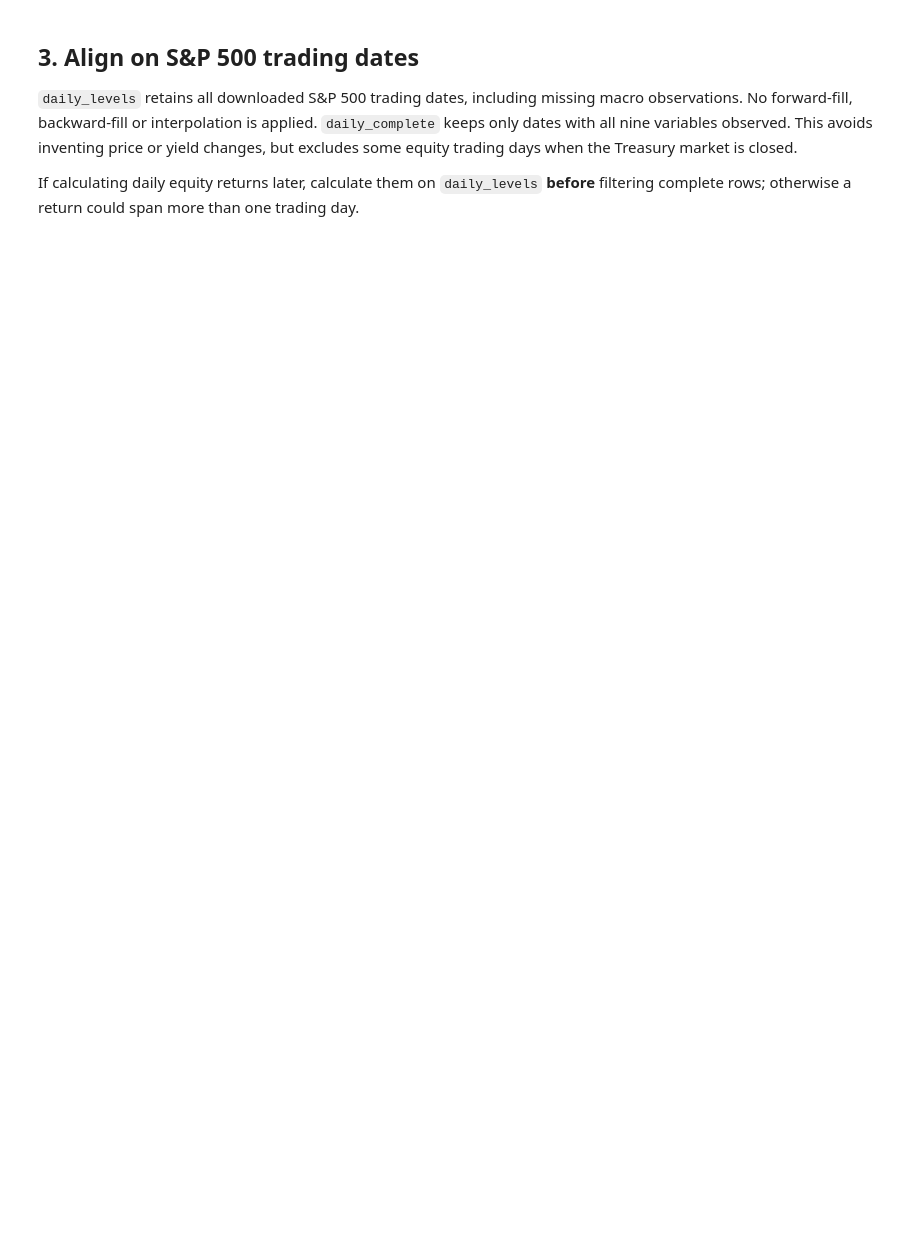
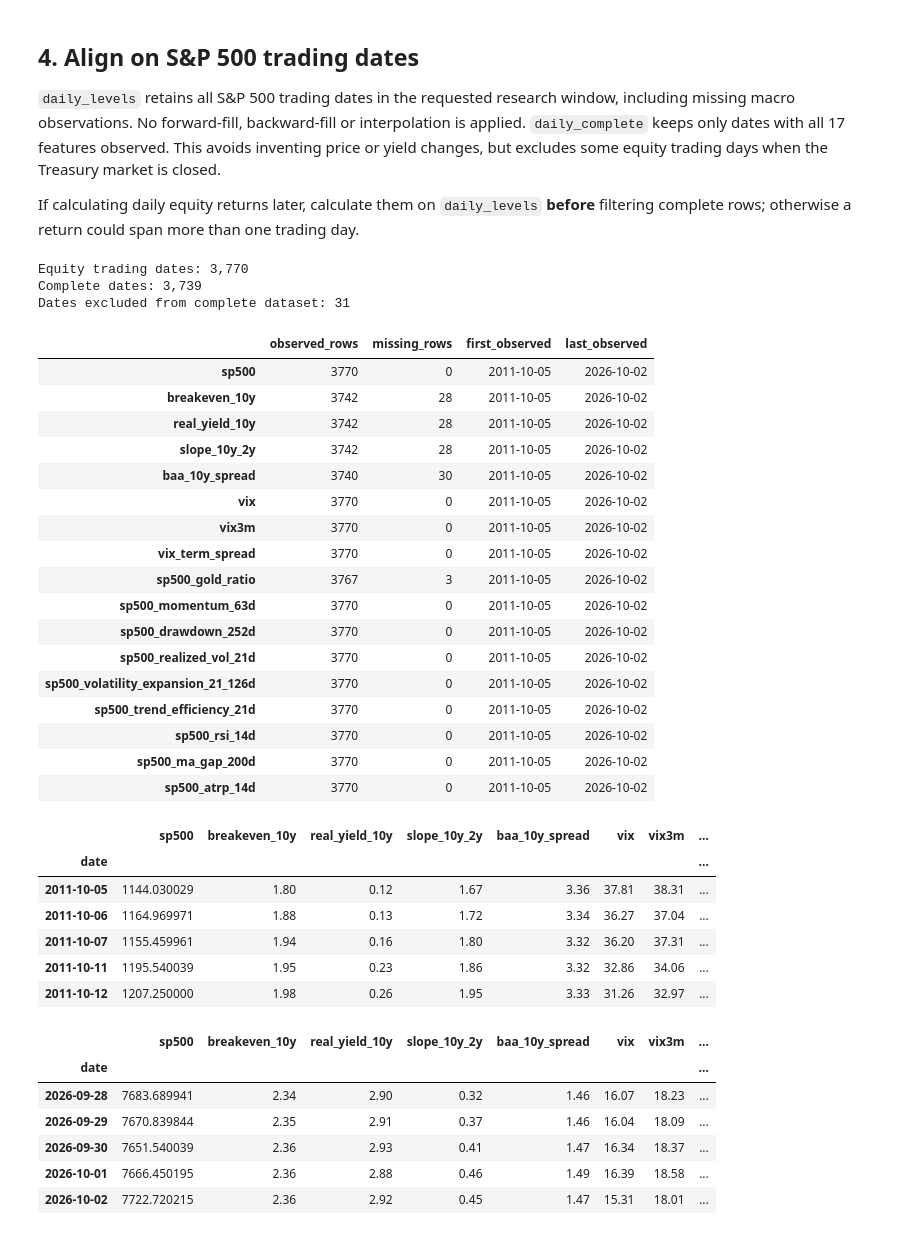
Before and after one commit to galamboslajos/clustering-entropy-pooling, a Jupyter notebook: 01_daily_macro_dataset.ipynb, the cells around one changed output. Saved outputs shown, nothing was run; the diff lists cells and outputs as text; code cells hidden in the pictures; blank space fills up the shorter version.

```diff
--- a/01_daily_macro_dataset.ipynb
+++ b/01_daily_macro_dataset.ipynb
@@ -41,6 +43,8 @@ from IPython.display import display
 AS_OF = pd.Timestamp("2026-10-05")  # exclusive endpoint; edit to refresh
 START = AS_OF - pd.DateOffset(years=15)
 END = AS_OF - pd.Timedelta(days=1)
+# Buffer equity history so the 252-observation lookback is ready at START.
+EQUITY_DOWNLOAD_START = START - pd.DateOffset(years=2)
 
 DATA_DIR = Path("data")
 RAW_DIR = DATA_DIR / "raw"
@@ -55,7 +61,7 @@ Use the S&P 500 price index itself and Yahoo’s `GC=F` gold futures history as
 # %%
 equity = yf.download(
     "^GSPC",
-    start=START.strftime("%Y-%m-%d"),
+    start=EQUITY_DOWNLOAD_START.strftime("%Y-%m-%d"),
     end=AS_OF.strftime("%Y-%m-%d"),  # Yahoo's end is exclusive
     interval="1d",
     auto_adjust=False,
@@ -131,10 +244,12 @@ for name, index_id in {"vix": "VIX", "vix3m": "VIX3M"}.items():
     values = pd.to_numeric(table["CLOSE"], errors="coerce")
     series[name] = pd.Series(values.to_numpy(), index=dates, name=name)
     source_urls[name] = url
+# Each indicator joins the same alignment and data-quality pipeline.
+series.update({column: technicals[column] for column in TECHNICAL_FEATURE_SPECS})
 # %% [markdown]
-## 3. Align on S&P 500 trading dates
+## 4. Align on S&P 500 trading dates
 
-`daily_levels` retains all downloaded S&P 500 trading dates, including missing macro observations. No forward-fill, backward-fill or interpolation is applied. `daily_complete` keeps only dates with all nine variables observed. This avoids inventing price or yield changes, but excludes some equity trading days when the Treasury market is closed.
+`daily_levels` retains all S&P 500 trading dates in the requested research window, including missing macro observations. No forward-fill, backward-fill or interpolation is applied. `daily_complete` keeps only dates with all 17 features observed. This avoids inventing price or yield changes, but excludes some equity trading days when the Treasury market is closed.
 
 If calculating daily equity returns later, calculate them on `daily_levels` **before** filtering complete rows; otherwise a return could span more than one trading day.
 # %%
@@ -156,32 +271,79 @@ daily_levels["vix_term_spread"] = daily_levels["vix"] - daily_levels["vix3m"]
 daily_levels["sp500_gold_ratio"] = daily_levels["sp500"] / daily_levels["gold"]
 # Gold is a source input for the ratio, not a separate clustering feature.
 daily_levels = daily_levels.drop(columns=["gold"])
+base_columns = [
+    "sp500", "breakeven_10y", "real_yield_10y", "slope_10y_2y", "baa_10y_spread",
+    "vix", "vix3m", "vix_term_spread", "sp500_gold_ratio",
+]
+daily_levels = daily_levels[base_columns + list(TECHNICAL_FEATURE_SPECS)]
 daily_complete = daily_levels.dropna().copy()
 
 assert not daily_complete.empty
+assert daily_levels.shape[1] == 17
+assert daily_complete[list(TECHNICAL_FEATURE_SPECS)].nunique().gt(1).all()
+assert daily_complete["sp500_drawdown_252d"].between(-1, 0).all()
+assert daily_complete["sp500_trend_efficiency_21d"].between(0, 1).all()
+assert daily_complete["sp500_rsi_14d"].between(0, 100).all()
+assert daily_complete[["sp500_realized_vol_21d", "sp500_atrp_14d"]].ge(0).all().all()
 assert daily_levels.index.is_unique and daily_levels.index.is_monotonic_increasing
 assert np.isfinite(daily_complete.to_numpy()).all()
 assert (daily_complete[["sp500", "sp500_gold_ratio", "vix", "vix3m"]] > 0).all().all()
 assert np.allclose(
     daily_complete["vix_term_spread"],
     daily_complete["vix"] - daily_complete["vix3m"],
 )
 
 assert np.allclose(
     daily_complete["sp500_gold_ratio"],
     daily_complete["sp500"] / series["gold"].reindex(daily_complete.index),
 )
 
 quality = pd.DataFrame({
     "observed_rows": daily_levels.count(),
     "missing_rows": daily_levels.isna().sum(),
     "first_observed": daily_levels.apply(lambda s: s.first_valid_index()),
     "last_observed": daily_levels.apply(lambda s: s.last_valid_index()),
 })
 print(f"Equity trading dates: {len(daily_levels):,}")
 print(f"Complete dates: {len(daily_complete):,}")
 print(f"Dates excluded from complete dataset: {len(daily_levels) - len(daily_complete):,}")
 display(quality)
 display(daily_complete.head())
 display(daily_complete.tail())
+# %% [output]
+Equity trading dates: 3,770
+Complete dates: 3,739
+Dates excluded from complete dataset: 31
+|  | observed_rows | missing_rows | first_observed | last_observed |
+| sp500 | 3770 | 0 | 2011-10-05 | 2026-10-02 |
+| breakeven_10y | 3742 | 28 | 2011-10-05 | 2026-10-02 |
+| real_yield_10y | 3742 | 28 | 2011-10-05 | 2026-10-02 |
+| slope_10y_2y | 3742 | 28 | 2011-10-05 | 2026-10-02 |
+| baa_10y_spread | 3740 | 30 | 2011-10-05 | 2026-10-02 |
+| vix | 3770 | 0 | 2011-10-05 | 2026-10-02 |
+| vix3m | 3770 | 0 | 2011-10-05 | 2026-10-02 |
+| vix_term_spread | 3770 | 0 | 2011-10-05 | 2026-10-02 |
+| sp500_gold_ratio | 3767 | 3 | 2011-10-05 | 2026-10-02 |
+| sp500_momentum_63d | 3770 | 0 | 2011-10-05 | 2026-10-02 |
+| sp500_drawdown_252d | 3770 | 0 | 2011-10-05 | 2026-10-02 |
+| sp500_realized_vol_21d | 3770 | 0 | 2011-10-05 | 2026-10-02 |
+| sp500_volatility_expansion_21_126d | 3770 | 0 | 2011-10-05 | 2026-10-02 |
+| sp500_trend_efficiency_21d | 3770 | 0 | 2011-10-05 | 2026-10-02 |
+| sp500_rsi_14d | 3770 | 0 | 2011-10-05 | 2026-10-02 |
+| sp500_ma_gap_200d | 3770 | 0 | 2011-10-05 | 2026-10-02 |
+| sp500_atrp_14d | 3770 | 0 | 2011-10-05 | 2026-10-02 |
+|  | sp500 | breakeven_10y | real_yield_10y | slope_10y_2y | baa_10y_spread | vix | vix3m | ... |
+| date |  |  |  |  |  |  |  | ... |
+| 2011-10-05 | 1144.030029 | 1.80 | 0.12 | 1.67 | 3.36 | 37.81 | 38.31 | ... |
+| 2011-10-06 | 1164.969971 | 1.88 | 0.13 | 1.72 | 3.34 | 36.27 | 37.04 | ... |
+| 2011-10-07 | 1155.459961 | 1.94 | 0.16 | 1.80 | 3.32 | 36.20 | 37.31 | ... |
+| 2011-10-11 | 1195.540039 | 1.95 | 0.23 | 1.86 | 3.32 | 32.86 | 34.06 | ... |
+| 2011-10-12 | 1207.250000 | 1.98 | 0.26 | 1.95 | 3.33 | 31.26 | 32.97 | ... |
+|  | sp500 | breakeven_10y | real_yield_10y | slope_10y_2y | baa_10y_spread | vix | vix3m | ... |
+| date |  |  |  |  |  |  |  | ... |
+| 2026-09-28 | 7683.689941 | 2.34 | 2.90 | 0.32 | 1.46 | 16.07 | 18.23 | ... |
+| 2026-09-29 | 7670.839844 | 2.35 | 2.91 | 0.37 | 1.46 | 16.04 | 18.09 | ... |
+| 2026-09-30 | 7651.540039 | 2.36 | 2.93 | 0.41 | 1.47 | 16.34 | 18.37 | ... |
+| 2026-10-01 | 7666.450195 | 2.36 | 2.88 | 0.46 | 1.49 | 16.39 | 18.58 | ... |
+| 2026-10-02 | 7722.720215 | 2.36 | 2.92 | 0.45 | 1.47 | 15.31 | 18.01 | ... |
 # %% [markdown]
```
Also changed, not shown: parts of 10 cells of this notebook, 3 other files.
